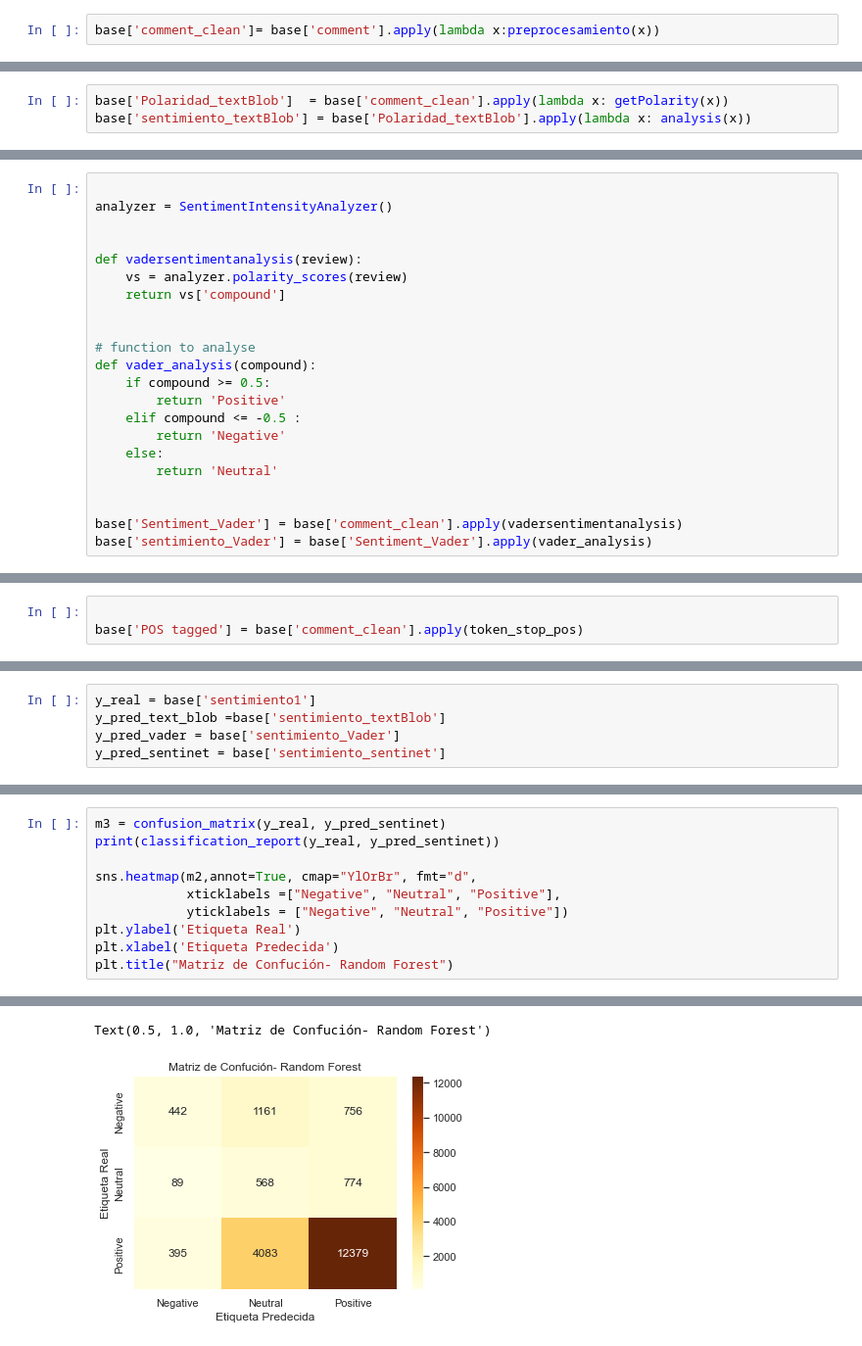
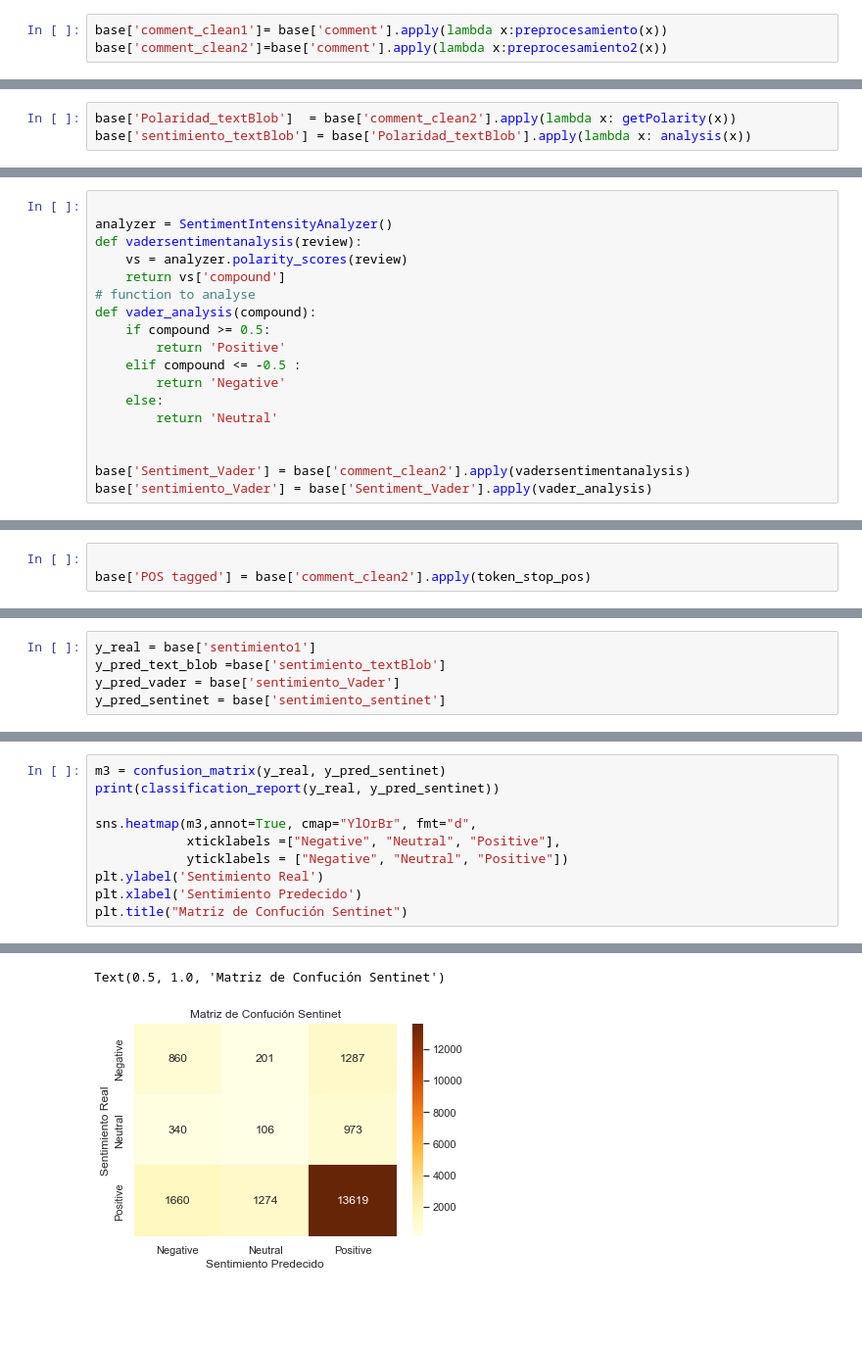
Before and after one commit to luisenerio/ProcesamientoDatosLuisLopezNerio1487280, a Jupyter notebook: Tarea2/Tarea2LuisLopezNerio.ipynb, the cells around one changed output, grey strips where cells are left out. Shown at 98% size. Drawn from its saved outputs; the diff is of its cells as text; blank space fills up the shorter version.

```diff
--- a/Tarea2/Tarea2LuisLopezNerio.ipynb
+++ b/Tarea2/Tarea2LuisLopezNerio.ipynb
@@ -103,3 +149,4 @@ def preprocesamiento(comentario):
 # %%
-base['comment_clean']= base['comment'].apply(lambda x:preprocesamiento(x))
+base['comment_clean1']= base['comment'].apply(lambda x:preprocesamiento(x))
+base['comment_clean2']=base['comment'].apply(lambda x:preprocesamiento2(x))
 # %%
@@ -130,5 +202,5 @@ def analysis(score):
     else:
         return 'Positive'
 # %%
-base['Polaridad_textBlob']  = base['comment_clean'].apply(lambda x: getPolarity(x))
+base['Polaridad_textBlob']  = base['comment_clean2'].apply(lambda x: getPolarity(x))
 base['sentimiento_textBlob'] = base['Polaridad_textBlob'].apply(lambda x: analysis(x))
@@ -137,13 +209,9 @@ Vader
 # %%
 
 analyzer = SentimentIntensityAnalyzer()
-
-
 def vadersentimentanalysis(review):
     vs = analyzer.polarity_scores(review)
     return vs['compound']
-
-
 # function to analyse
 def vader_analysis(compound):
     if compound >= 0.5:
@@ -154,5 +222,5 @@ def vader_analysis(compound):
         return 'Neutral'
 
 
-base['Sentiment_Vader'] = base['comment_clean'].apply(vadersentimentanalysis)
+base['Sentiment_Vader'] = base['comment_clean2'].apply(vadersentimentanalysis)
 base['sentimiento_Vader'] = base['Sentiment_Vader'].apply(vader_analysis)
@@ -170,7 +238,7 @@ def token_stop_pos(text):
     return newlist
 # %%
 
-base['POS tagged'] = base['comment_clean'].apply(token_stop_pos)
+base['POS tagged'] = base['comment_clean2'].apply(token_stop_pos)
 # %%
 def sentiwordnetanalysis(pos_data):
     sentiment = 0
@@ -366,12 +436,12 @@ Text(0.5, 1.0, 'Matriz de Confución- Random Forest')
 m3 = confusion_matrix(y_real, y_pred_sentinet)
 print(classification_report(y_real, y_pred_sentinet))
 
-sns.heatmap(m2,annot=True, cmap="YlOrBr", fmt="d",
+sns.heatmap(m3,annot=True, cmap="YlOrBr", fmt="d",
             xticklabels =["Negative", "Neutral", "Positive"],
             yticklabels = ["Negative", "Neutral", "Positive"])
-plt.ylabel('Etiqueta Real')
-plt.xlabel('Etiqueta Predecida')
-plt.title("Matriz de Confución- Random Forest")
+plt.ylabel('Sentimiento Real')
+plt.xlabel('Sentimiento Predecido')
+plt.title("Matriz de Confución Sentinet")
 # %% [output]
               precision    recall  f1-score   support
 
@@ -385,2 +455,2 @@ weighted avg       0.74      0.71      0.72     20647
-Text(0.5, 1.0, 'Matriz de Confución- Random Forest')
+Text(0.5, 1.0, 'Matriz de Confución Sentinet')
-[figure, old version]
+[figure, new version]
```
Also changed, not shown: parts of 40 cells of this notebook, 6 other files.
